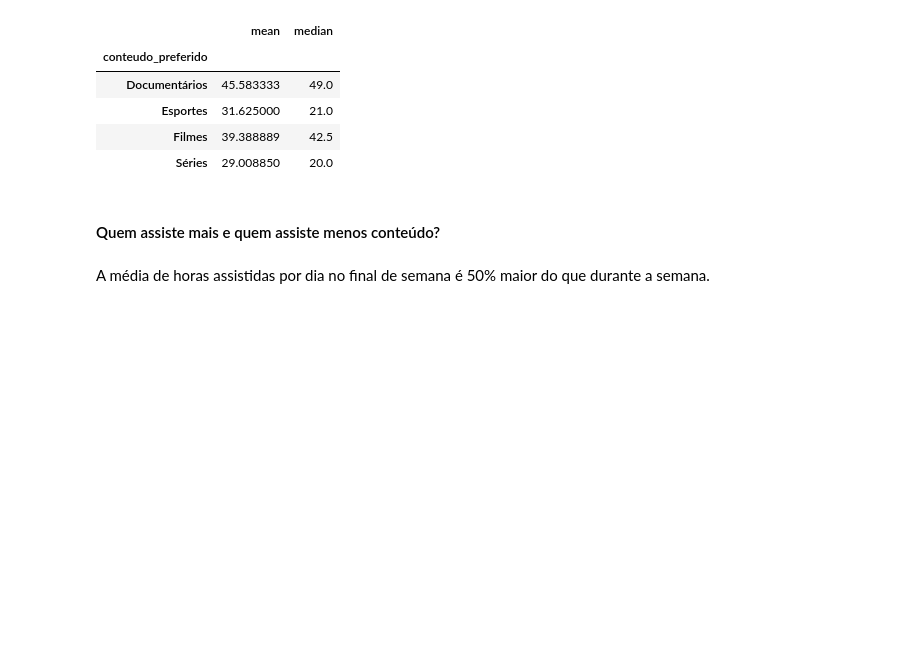
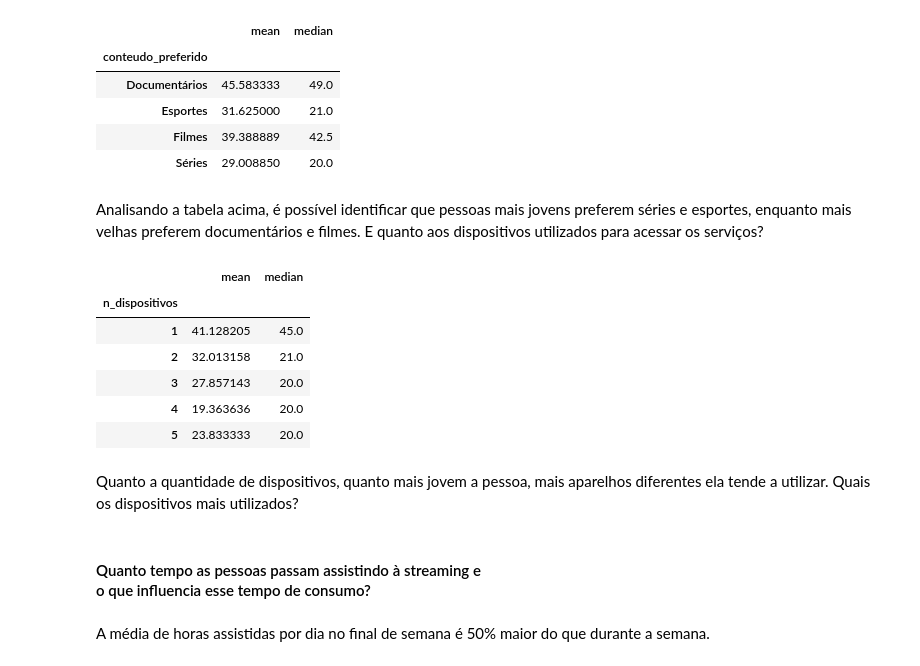
Before and after one commit to bruno-bertanha/analise-servicos-streaming, a Jupyter notebook: main.ipynb, the cells around one changed output. Cells and saved outputs as stored; diff of their text form; code cells hidden in the pictures; blank space fills up the shorter version.

```diff
--- a/main.ipynb
+++ b/main.ipynb
@@ -458,5 +477,18 @@ df[["idade", "conteudo_preferido"]].groupby("conteudo_preferido").idade.agg(["me
 | Esportes | 31.625000 | 21.0 |
 | Filmes | 39.388889 | 42.5 |
 | Séries | 29.008850 | 20.0 |
-# %% [markdown]
-#### Quem assiste mais e quem assiste menos conteúdo?
+# %% [markdown]
+Analisando a tabela acima, é possível identificar que pessoas mais jovens preferem séries e esportes, enquanto mais velhas preferem documentários e filmes. E quanto aos dispositivos utilizados para acessar os serviços?
+# %%
+df["n_dispositivos"] = df.dispositivos.apply(lambda x: len(x.split(";")))
+df[["idade", "n_dispositivos"]].groupby("n_dispositivos").idade.agg(["mean", "median"])
+# %% [output]
+|  | mean | median |
+| n_dispositivos |  |  |
+| 1 | 41.128205 | 45.0 |
+| 2 | 32.013158 | 21.0 |
+| 3 | 27.857143 | 20.0 |
+| 4 | 19.363636 | 20.0 |
+| 5 | 23.833333 | 20.0 |
+# %% [markdown]
+Quanto a quantidade de dispositivos, quanto mais jovem a pessoa, mais aparelhos diferentes ela tende a utilizar. Quais os dispositivos mais utilizados?
@@ -463,3 +511,5 @@ df[["idade", "conteudo_preferido"]].groupby("conteudo_preferido").idade.agg(["me
+# %% [markdown]
+#### Quanto tempo as pessoas passam assistindo à streaming e <br> o que influencia esse tempo de consumo?
 # %%
 ### Horas de uso
 fig = make_subplots(rows=1, cols=2, shared_yaxes=True)
```
Also changed, not shown: parts of 16 cells of this notebook, 13 other files.
